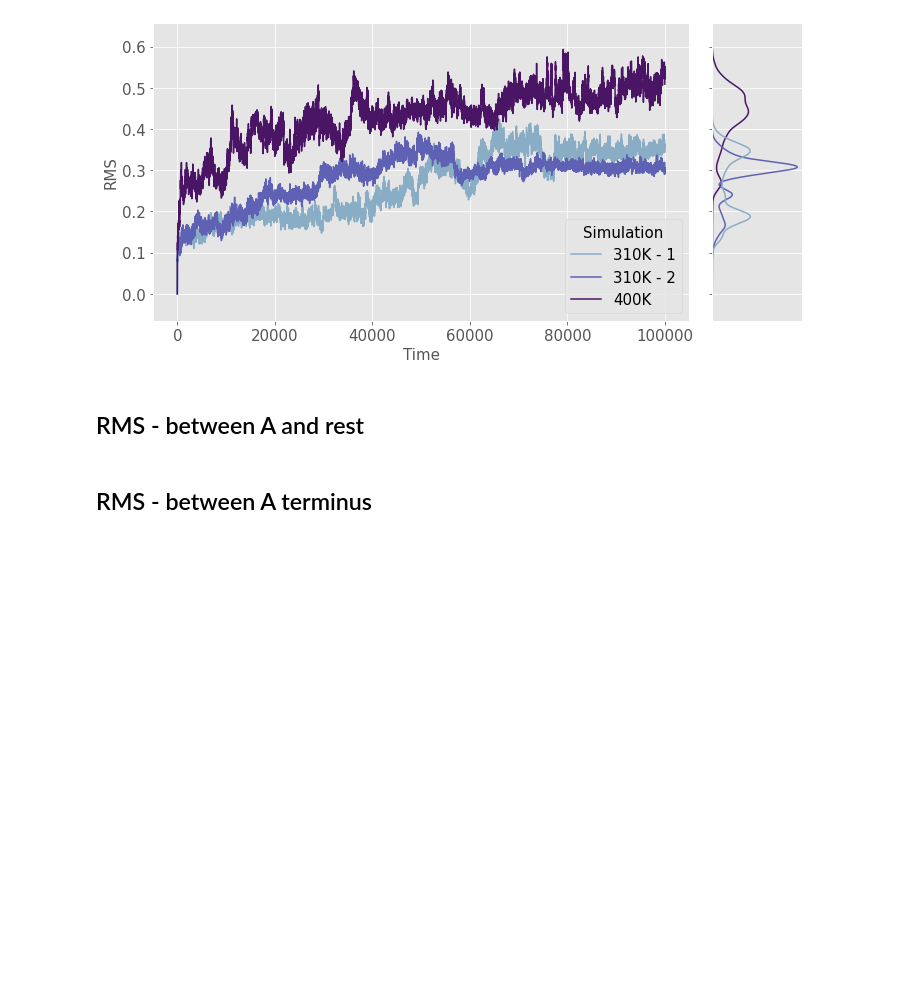
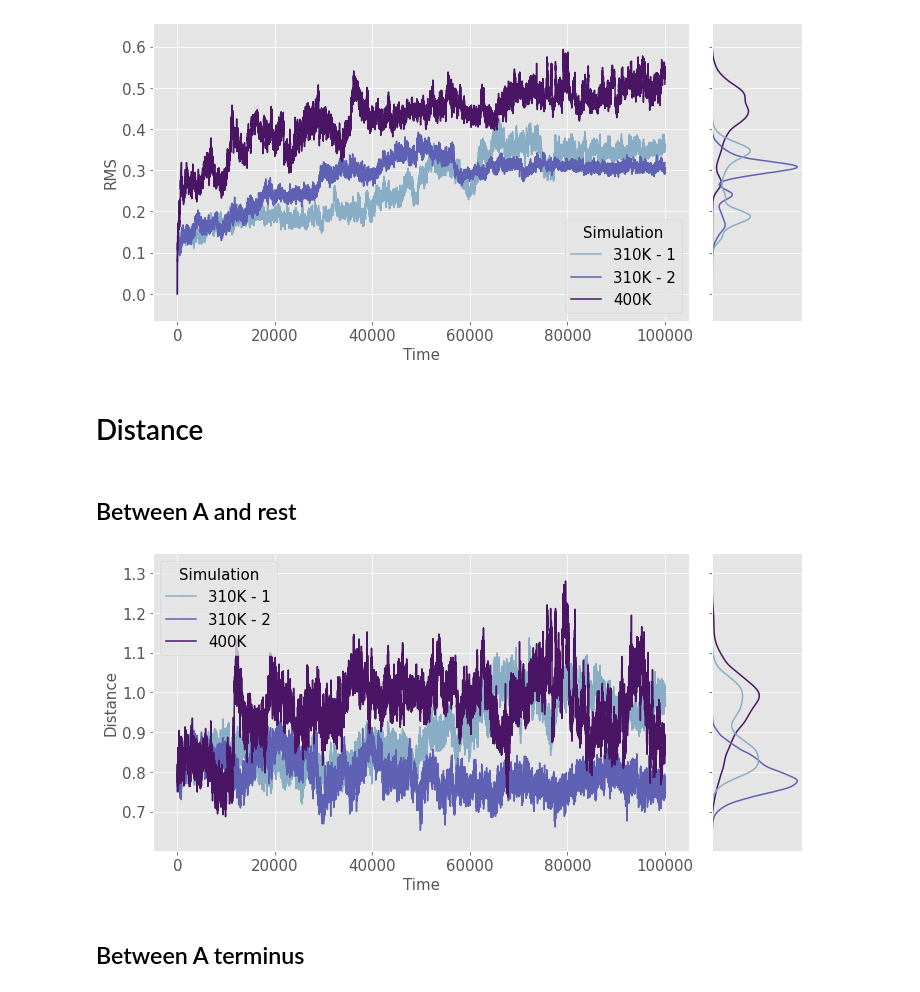
Before and after one commit to hellowithchicken/Biomolecular-Simulations, a Jupyter notebook: analysis.ipynb, the cells around one changed output. Drawn from its saved outputs; the diff is of its cells as text; code cells hidden in the pictures; blank space fills up the shorter version.

Commit message:
plots finished

```diff
--- a/analysis.ipynb
+++ b/analysis.ipynb
@@ -90,7 +90,15 @@ df = get_df(to_read)
 plot_joint(df, text_size = 15)
 # %% [output]
 [figure]
+# %% [markdown]
+# Distance
 # %% [markdown]
-## RMS - between A and rest
+## Between A and rest
+# %%
+to_read = "distance_a_rest.xvg"
+df = get_df(to_read)
+plot_joint(df, text_size = 15, ylabel = "Distance")
+# %% [output]
+[figure, added]
 # %% [markdown]
-## RMS - between A terminus
+## Between A terminus
```
Also changed, not shown: parts of 13 cells of this notebook, 1 other file.
